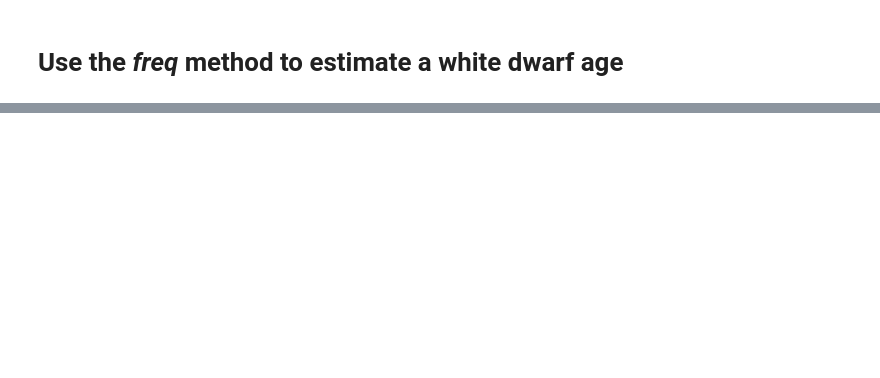
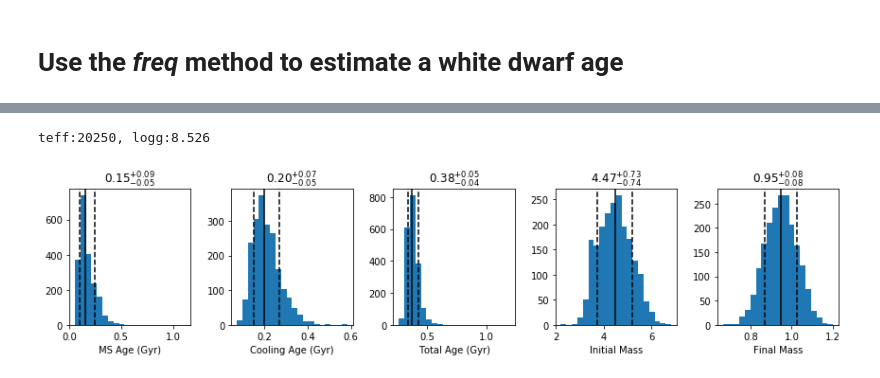
Before and after one commit to rkiman/wdwarfdate, a Jupyter notebook: docs/source/tutorials/freq_method.ipynb, the cells around one changed output, grey strips where cells are left out. Saved outputs shown, nothing was run; the diff lists cells and outputs as text; code cells hidden in the pictures; blank space fills up the shorter version.

```diff
--- a/docs/source/tutorials/freq_method.ipynb
+++ b/docs/source/tutorials/freq_method.ipynb
@@ -51,0 +60,7 @@ wdwarfdate.plot_distributions(teffs, loggs,
+# %%
+print('teff:{}, logg:{}'.format(teffs[1],loggs[1]))
+wdwarfdate.plot_distributions(*results['ms_age_dist','cooling_age_dist','total_age_dist','initial_mass_dist','final_mass_dist'][1],
+                              datatype ='Gyr',high_perc=84, low_perc=16)
+# %% [output]
+teff:20250, logg:8.526
+[figure, added]
```
Also changed, not shown: parts of 9 cells of this notebook.
